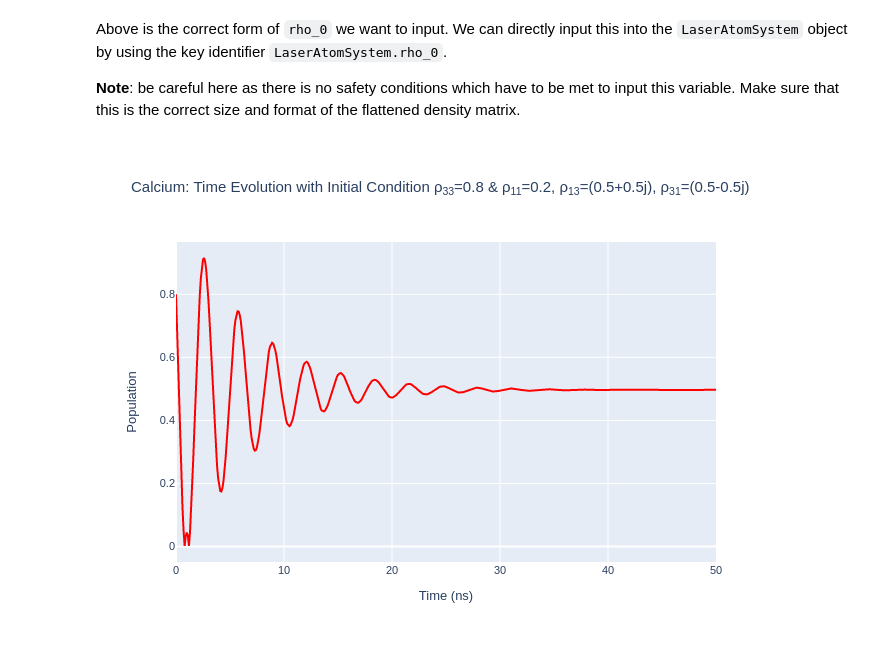
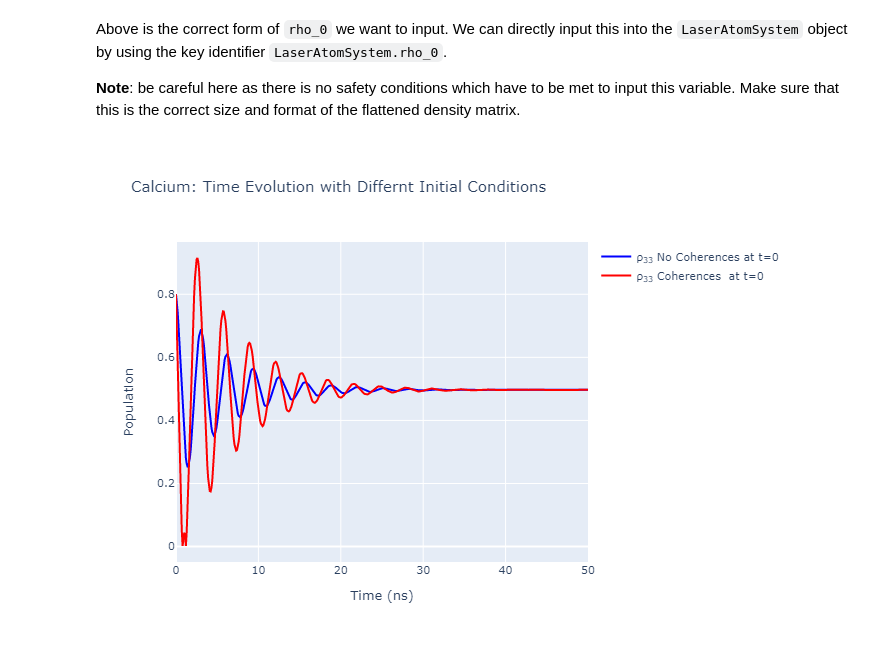
Before and after one commit to mvpmanish/LASED, a Jupyter notebook: docs/source/tutorials/Tutorial1-SimpleCalcium.ipynb, the cells around one changed output. Saved outputs shown, nothing was run; the diff lists cells and outputs as text; code cells hidden in the pictures.

```diff
--- a/docs/source/tutorials/Tutorial1-SimpleCalcium.ipynb
+++ b/docs/source/tutorials/Tutorial1-SimpleCalcium.ipynb
@@ -303,18 +284,18 @@ calcium_system_init2 = las.LaserAtomSystem(E_ca, G_ca, tau_ca, Q_ca, wavelength_
                                  laser_intensity = intensity_ca)
 
 # Set out the density matrix elements to be initialised
-rho_11 = 0.2
-rho_33 = 0.8
-rho_13 = 0.5+0.5j  # These coherences can be complex!
-rho_31 = 0.5-0.5j
+rho_11_t0 = 0.2
+rho_33_t0 = 0.8
+rho_13_t0 = 0.5+0.5j  # These coherences can be complex!
+rho_31_t0 = 0.5-0.5j
 
 # Now build a flattened density matrix with these conditions
 n = 4 # nunber of sub-states in the Calcium system
 rho_0 = np.zeros((n*n, 1), dtype = complex) # Make an empty 2D array with only one column
-rho_0[las.index(s1, s1, n), 0] = rho_11
-rho_0[las.index(s3, s3, n), 0] = rho_33
-rho_0[las.index(s1, s3, n), 0] = rho_13
-rho_0[las.index(s3, s1, n), 0] = rho_31
+rho_0[las.index(s1, s1, n), 0] = rho_11_t0
+rho_0[las.index(s3, s3, n), 0] = rho_33_t0
+rho_0[las.index(s1, s3, n), 0] = rho_13_t0
+rho_0[las.index(s3, s1, n), 0] = rho_31_t0
 print(rho_0)
 # %% [output]
 [[0.2+0.j ]
@@ -340,26 +321,33 @@ Above is the correct form of `rho_0` we want to input. We can directly input thi
 # %%
 calcium_system_init2.rho_0 = rho_0  # Set the variable directly
 
 # Perform time evolution
 calcium_system_init2.timeEvolution(time_ca)
 # Plot the excited population
 rho_33_init2 = [abs(rho) for rho in calcium_system_init2.Rho_t(s3, s3)]
-fig_ca_init2 = go.Figure()
-fig_ca_init2.add_trace(go.Scatter(x = time_ca,
+fig_ca_init = go.Figure(go.Scatter(x = time_ca,
+                                 y = rho_33_init1,
+                                 mode = 'lines',
+                                    name = "ρ<sub>33</sub> No Coherences at t=0",
+                                    marker = dict(
+                                color = 'blue',
+                                symbol = 'cross'
+                            )))
+fig_ca_init.add_trace(go.Scatter(x = time_ca,
                                  y = rho_33_init2,
                                  mode = 'lines',
-                                    name = "Rho_33",
+                                    name = "ρ<sub>33</sub> Coherences\n at t=0",
                                     marker = dict(
                                 color = 'red',
-                                symbol = 'circle',
+                                symbol = 'circle'
                             )))
-fig_ca_init2.update_layout(title = f"Calcium: Time Evolution with Initial Condition ρ<sub>33</sub>={rho_33} & ρ<sub>11</sub>={rho_11}, ρ<sub>13</sub>={rho_13}, ρ<sub>31</sub>={rho_31}",
+fig_ca_init.update_layout(title = f"Calcium: Time Evolution with Differnt Initial Conditions",
                  xaxis_title = "Time (ns)",
                  yaxis_title = "Population",
                 font = dict(
                     size = 11))
 
-fig_ca_init2.write_image("SavedPlots/tutorial1-ca-init2.png")
-Image("SavedPlots/tutorial1-ca-init2.png")
+fig_ca_init.write_image("SavedPlots/tutorial1-ca-init.png")
+Image("SavedPlots/tutorial1-ca-init.png")
 # %% [output]
-[figure, old version]
+[figure, new version]
```
Also changed, not shown: parts of 17 cells of this notebook, 11 other files.
